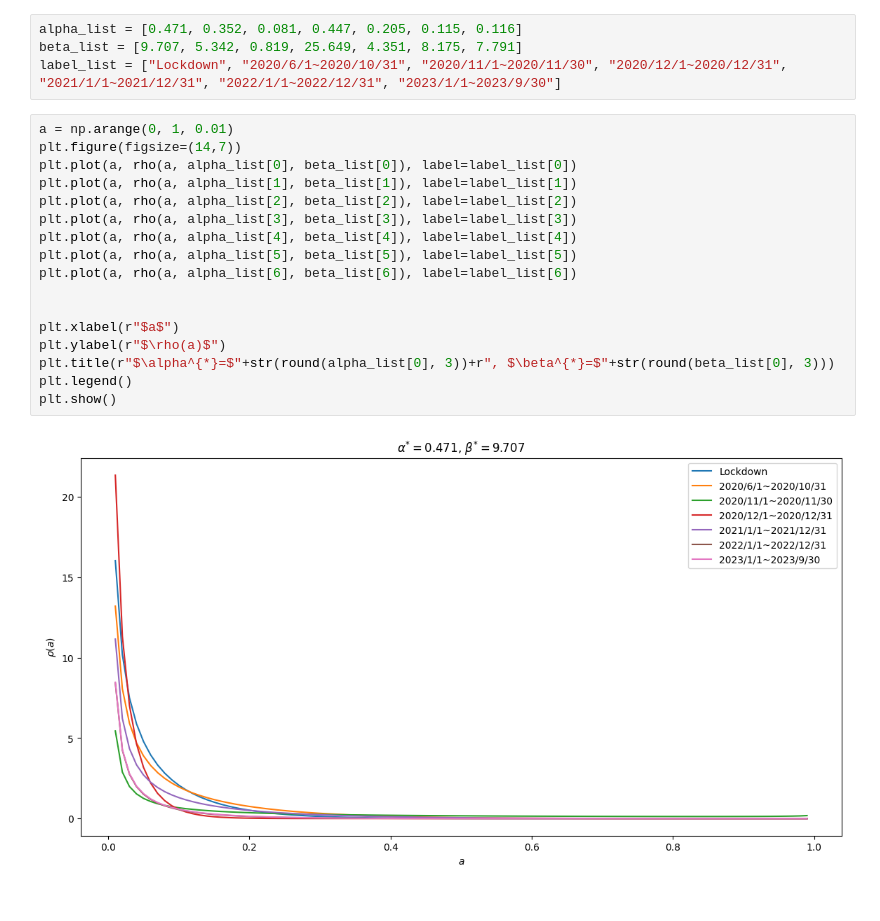
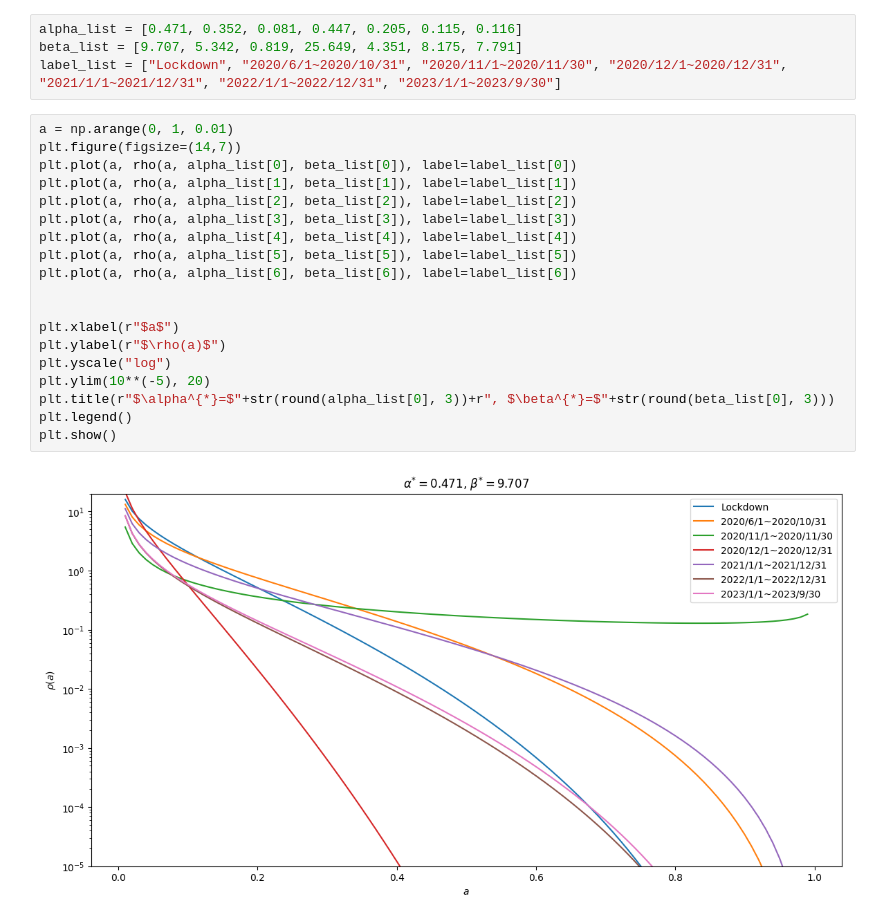
Before and after one commit to yiadka/mobility_scaling, a Jupyter notebook: notebooks/nmscaling.ipynb, the cells around one changed output. Cells and saved outputs as stored; diff of their text form.

```diff
--- a/notebooks/nmscaling.ipynb
+++ b/notebooks/nmscaling.ipynb
@@ -97,19 +100,21 @@ label_list = ["Lockdown", "2020/6/1~2020/10/31", "2020/11/1~2020/11/30", "2020/1
 # %%
 a = np.arange(0, 1, 0.01)
 plt.figure(figsize=(14,7))
 plt.plot(a, rho(a, alpha_list[0], beta_list[0]), label=label_list[0])
 plt.plot(a, rho(a, alpha_list[1], beta_list[1]), label=label_list[1])
 plt.plot(a, rho(a, alpha_list[2], beta_list[2]), label=label_list[2])
 plt.plot(a, rho(a, alpha_list[3], beta_list[3]), label=label_list[3])
 plt.plot(a, rho(a, alpha_list[4], beta_list[4]), label=label_list[4])
 plt.plot(a, rho(a, alpha_list[5], beta_list[5]), label=label_list[5])
 plt.plot(a, rho(a, alpha_list[6], beta_list[6]), label=label_list[6])
 
 
 plt.xlabel(r"$a$")
 plt.ylabel(r"$\rho(a)$")
+plt.yscale("log")
+plt.ylim(10**(-5), 20)
 plt.title(r"$\alpha^{*}=$"+str(round(alpha_list[0], 3))+r", $\beta^{*}=$"+str(round(beta_list[0], 3)))
 plt.legend()
 plt.show()
 # %% [output]
-[figure, old version]
+[figure, new version]
```
Also changed, not shown: parts of 16 cells of this notebook, 1 other file.
